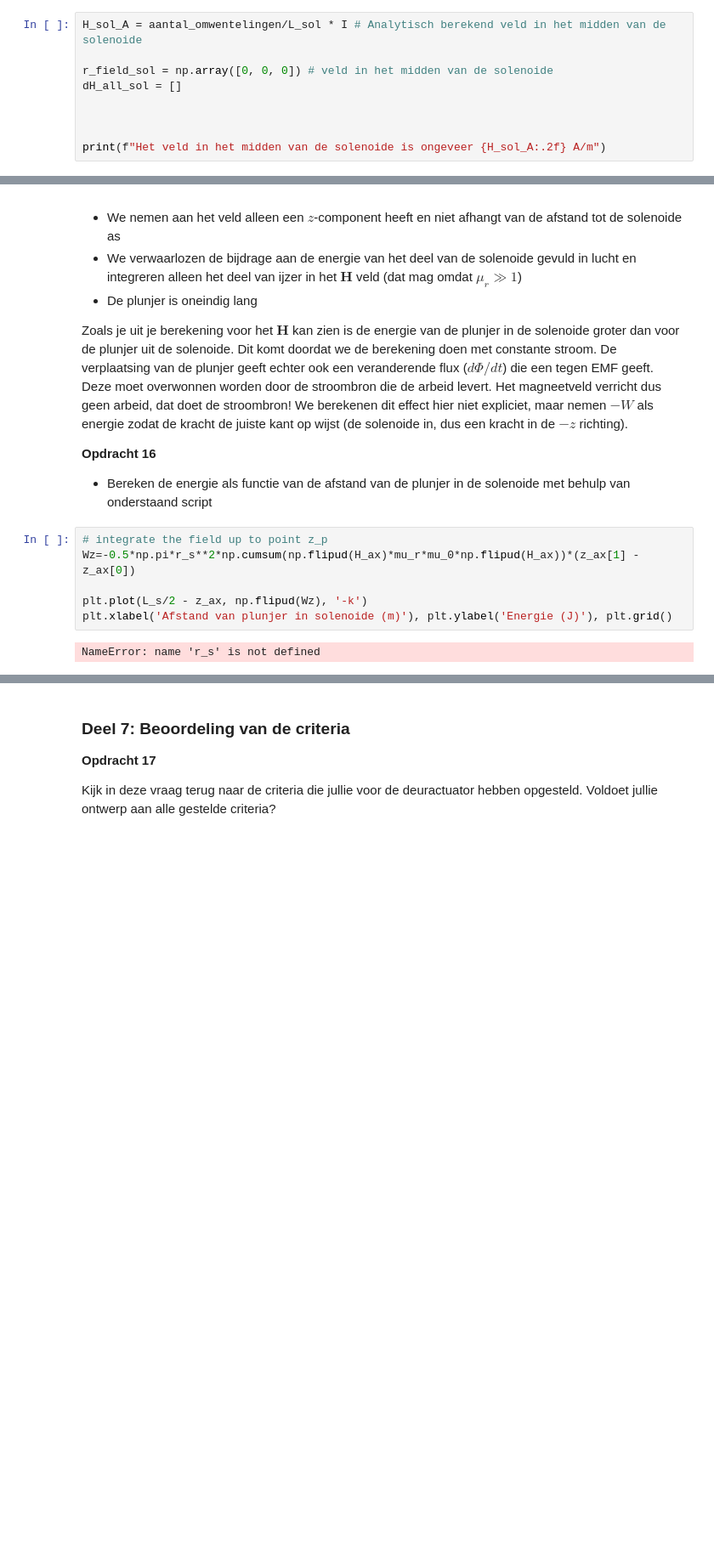
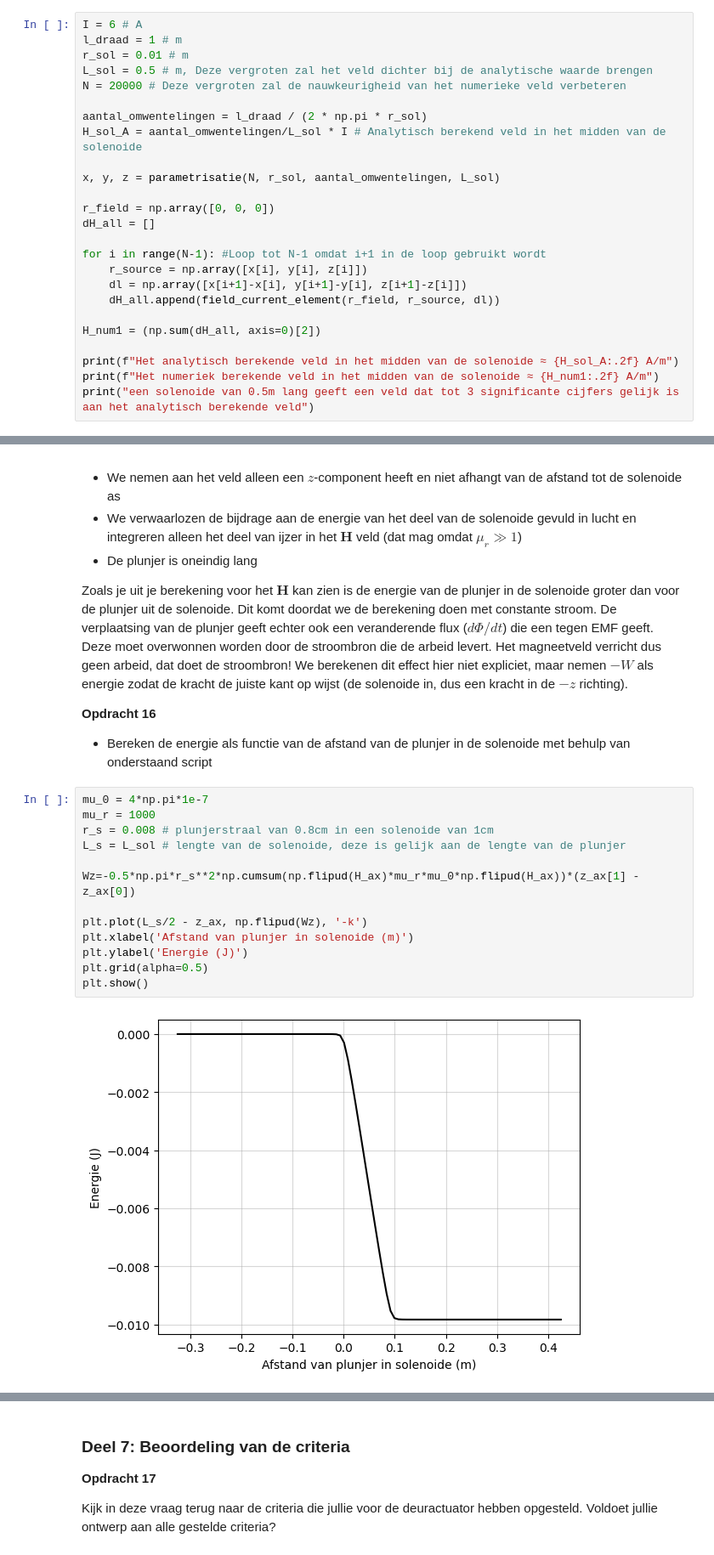
Before and after one commit to meesvanzeeland-ops/opdrachten-DEF-D, a Jupyter notebook: DigitaleOntwerpopdrachten/2KrachtactuatorOpdracht/Archive/KrachtactuatorOpdracht.ipynb, the cells around one changed output, grey strips where cells are left out. Shown at 85% size. Drawn from its saved outputs; the diff is of its cells as text; blank space fills up the shorter version.

```diff
--- a/DigitaleOntwerpopdrachten/2KrachtactuatorOpdracht/Archive/KrachtactuatorOpdracht.ipynb
+++ b/DigitaleOntwerpopdrachten/2KrachtactuatorOpdracht/Archive/KrachtactuatorOpdracht.ipynb
@@ -373,12 +374,28 @@ Bereken het veld in het midden van de solenoide en vergelijk het met het analyti
 * Denk na over wat dl betekent en hoe jullie deze zou berekenen.
 * Bereken met de functie die jullie eerder geschreven hebben de contributies aan het $H$-veld en sommeer deze.
 # %%
+I = 6 # A
+l_draad = 1 # m
+r_sol = 0.01 # m
+L_sol = 0.5 # m, Deze vergroten zal het veld dichter bij de analytische waarde brengen
+N = 20000 # Deze vergroten zal de nauwkeurigheid van het numerieke veld verbeteren
+
+aantal_omwentelingen = l_draad / (2 * np.pi * r_sol)
 H_sol_A = aantal_omwentelingen/L_sol * I # Analytisch berekend veld in het midden van de solenoide
 
-r_field_sol = np.array([0, 0, 0]) # veld in het midden van de solenoide
-dH_all_sol = []
+x, y, z = parametrisatie(N, r_sol, aantal_omwentelingen, L_sol)
 
+r_field = np.array([0, 0, 0])
+dH_all = []
 
+for i in range(N-1): #Loop tot N-1 omdat i+1 in de loop gebruikt wordt
+    r_source = np.array([x[i], y[i], z[i]])
+    dl = np.array([x[i+1]-x[i], y[i+1]-y[i], z[i+1]-z[i]])
+    dH_all.append(field_current_element(r_field, r_source, dl))
 
-print(f"Het veld in het midden van de solenoide is ongeveer {H_sol_A:.2f} A/m")
+H_num1 = (np.sum(dH_all, axis=0)[2])
+
+print(f"Het analytisch berekende veld in het midden van de solenoide ≈ {H_sol_A:.2f} A/m")
+print(f"Het numeriek berekende veld in het midden van de solenoide ≈ {H_num1:.2f} A/m")
+print("een solenoide van 0.5m lang geeft een veld dat tot 3 significante cijfers gelijk is aan het analytisch berekende veld")
 # %% [output]
@@ -435,11 +472,18 @@ Zoals je uit je berekening voor het $\mathbf{H}$ kan zien is de energie van de p
 
 * Bereken de energie als functie van de afstand van de plunjer in de solenoide met behulp van onderstaand script
 # %%
-# integrate the field up to point z_p
+mu_0 = 4*np.pi*1e-7
+mu_r = 1000
+r_s = 0.008 # plunjerstraal van 0.8cm in een solenoide van 1cm
+L_s = L_sol # lengte van de solenoide, deze is gelijk aan de lengte van de plunjer
+
 Wz=-0.5*np.pi*r_s**2*np.cumsum(np.flipud(H_ax)*mu_r*mu_0*np.flipud(H_ax))*(z_ax[1] - z_ax[0])
 
 plt.plot(L_s/2 - z_ax, np.flipud(Wz), '-k')
-plt.xlabel('Afstand van plunjer in solenoide (m)'), plt.ylabel('Energie (J)'), plt.grid()
+plt.xlabel('Afstand van plunjer in solenoide (m)')
+plt.ylabel('Energie (J)')
+plt.grid(alpha=0.5)
+plt.show()
 # %% [output]
-NameError: name 'r_s' is not defined
+[figure, added]
 # %%
```
Also changed, not shown: parts of 4 cells of this notebook, 1 other file.
